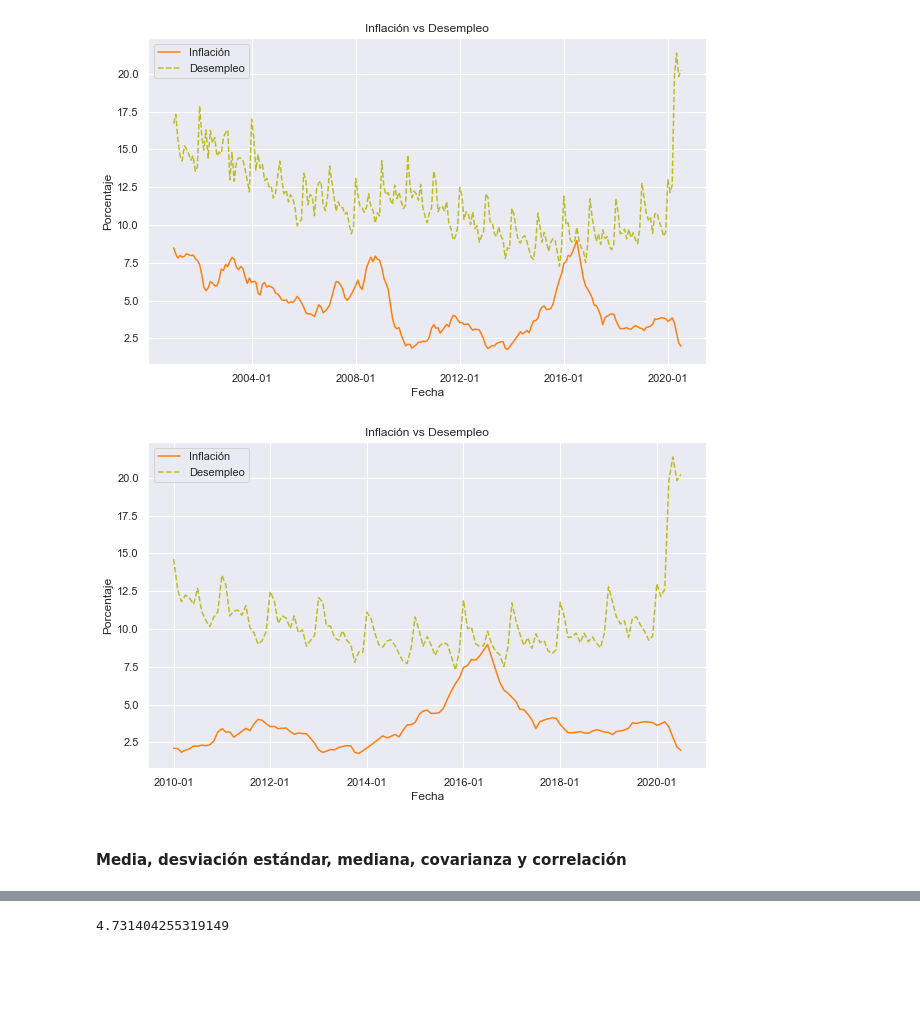
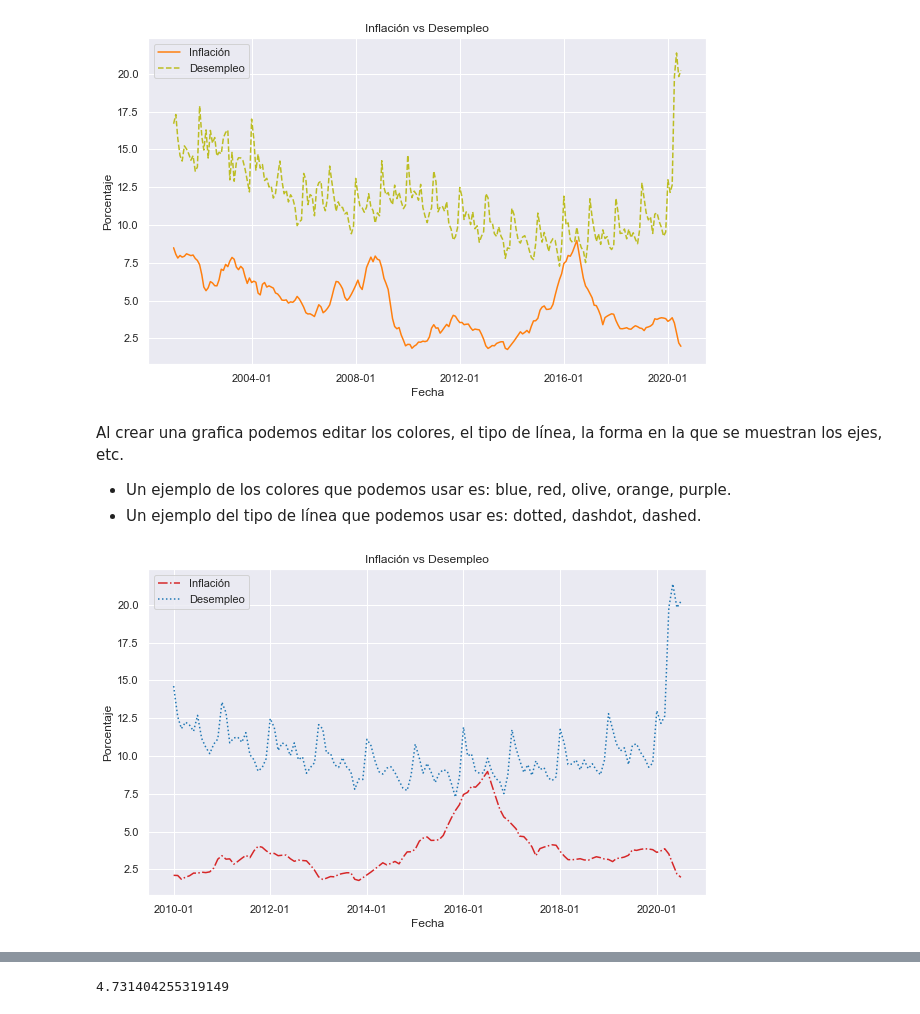
Before and after one commit to juanrinconp/Monitorias-Econometria, a Jupyter notebook: Monitoria 1.ipynb, the cells around one changed output, grey strips where cells are left out. Drawn from its saved outputs; the diff is of its cells as text; code cells hidden in the pictures; blank space fills up the shorter version.

```diff
--- a/Monitoria 1.ipynb
+++ b/Monitoria 1.ipynb
@@ -95,26 +101,29 @@ ax.legend(loc='upper left');
 ax.xaxis.set_major_formatter(DateFormatter('%Y-%m'))
 # %% [output]
 [figure]
+# %% [markdown]
+Al crear una grafica podemos editar los colores, el tipo de línea, la forma en la que se muestran los ejes, etc.
+
+- Un ejemplo de los colores que podemos usar es: blue, red, olive, orange, purple.
+- Un ejemplo del tipo de línea que podemos usar es: dotted, dashdot, dashed.
 # %%
 #Si queremos quedarnos con datos del 2010 en adelante
 post2010 = data1[data1.Fecha >= '2010-01-01']
 # %%
 plt.rc('font', size=12)
 
 fig, ax = plt.subplots(figsize=(10, 6))
 
-ax.plot(post2010.Fecha, post2010.Inflacion, color='tab:orange', label='Inflación')
-ax.plot(post2010.Fecha, post2010.Desempleo, color='tab:olive', linestyle='--',
+ax.plot(post2010.Fecha, post2010.Inflacion, color='tab:red', linestyle='dashdot' ,label='Inflación')
+ax.plot(post2010.Fecha, post2010.Desempleo, color='tab:blue', linestyle='dotted',
         label='Desempleo')
 
 ax.set_xlabel('Fecha')
 ax.set_ylabel('Porcentaje')
 ax.set_title('Inflación vs Desempleo')
 ax.grid(True)
 ax.legend(loc='upper left');
 
 ax.xaxis.set_major_formatter(DateFormatter('%Y-%m'))
 # %% [output]
-[figure, old version]
+[figure, new version]
-# %% [markdown]
-#### Media, desviación estándar, mediana, covarianza y correlación
```
Also changed, not shown: parts of 30 cells of this notebook, 1 other file.
